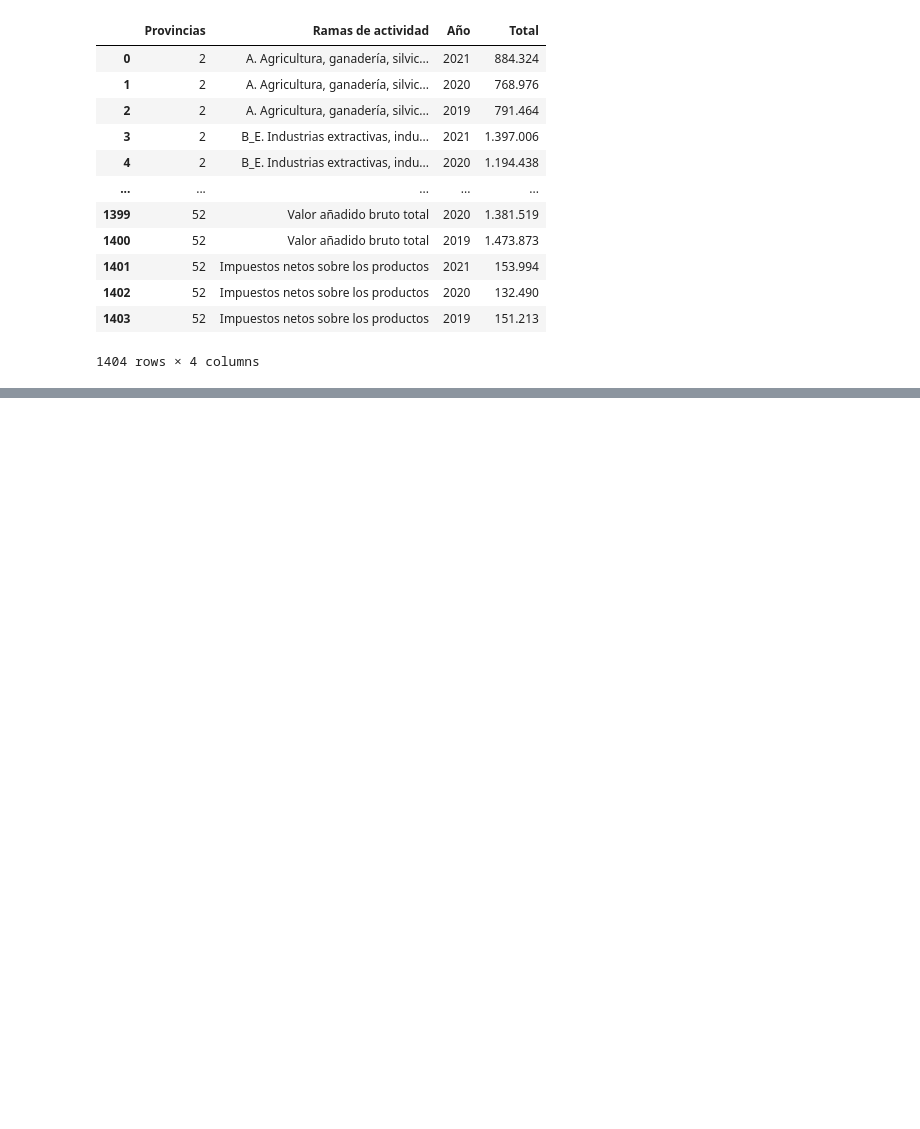
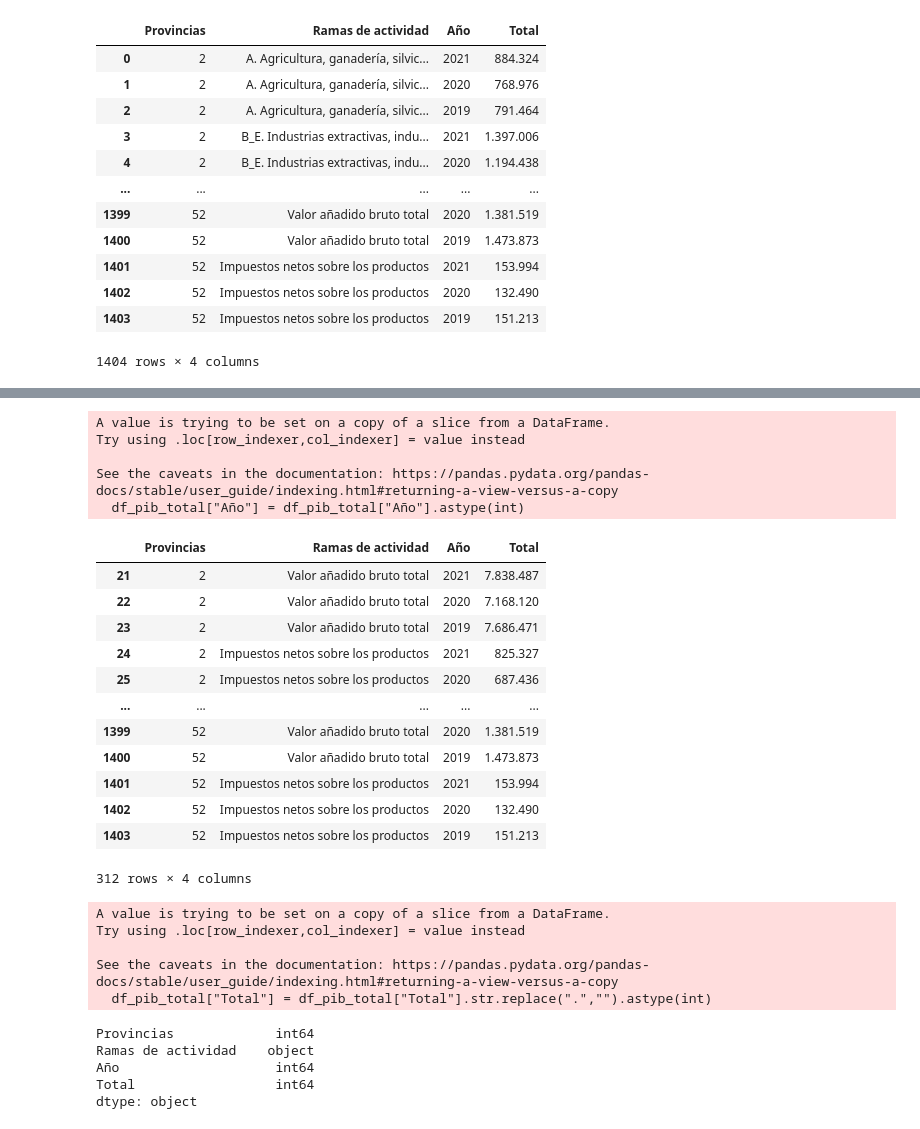
Before and after one commit to davfranco1/laboratorio-modulo5-leccion01-etl-extraccion, a Jupyter notebook: laboratorio-modulo5-leccion02-etl-transformacion.ipynb, the cells around one changed output, grey strips where cells are left out. Drawn from its saved outputs; the diff is of its cells as text; code cells hidden in the pictures; blank space fills up the shorter version.

```diff
--- a/laboratorio-modulo5-leccion02-etl-transformacion.ipynb
+++ b/laboratorio-modulo5-leccion02-etl-transformacion.ipynb
@@ -679,0 +770,42 @@ sucio2
+# %%
+df_pib_total = sucio2[
+    (sucio2["Ramas de actividad"] == "Valor añadido bruto total") |
+    (sucio2["Ramas de actividad"] == "Impuestos netos sobre los productos")
+]
+df_pib_total["Año"] = df_pib_total["Año"].astype(int)
+df_pib_total
+# %% [output]
+A value is trying to be set on a copy of a slice from a DataFrame.
+Try using .loc[row_indexer,col_indexer] = value instead
+
+See the caveats in the documentation: https://pandas.pydata.org/pandas-docs/stable/user_guide/indexing.html#returning-a-view-versus-a-copy
+  df_pib_total["Año"] = df_pib_total["Año"].astype(int)
+|  | Provincias | Ramas de actividad | Año | Total |
+| 21 | 2 | Valor añadido bruto total | 2021 | 7.838.487 |
+| 22 | 2 | Valor añadido bruto total | 2020 | 7.168.120 |
+| 23 | 2 | Valor añadido bruto total | 2019 | 7.686.471 |
+| 24 | 2 | Impuestos netos sobre los productos | 2021 | 825.327 |
+| 25 | 2 | Impuestos netos sobre los productos | 2020 | 687.436 |
+| ... | ... | ... | ... | ... |
+| 1399 | 52 | Valor añadido bruto total | 2020 | 1.381.519 |
+| 1400 | 52 | Valor añadido bruto total | 2019 | 1.473.873 |
+| 1401 | 52 | Impuestos netos sobre los productos | 2021 | 153.994 |
+| 1402 | 52 | Impuestos netos sobre los productos | 2020 | 132.490 |
+| 1403 | 52 | Impuestos netos sobre los productos | 2019 | 151.213 |
+312 rows × 4 columns
+# %%
+df_pib_total["Total"] = df_pib_total["Total"].str.replace(".","").astype(int)
+# %% [output]
+A value is trying to be set on a copy of a slice from a DataFrame.
+Try using .loc[row_indexer,col_indexer] = value instead
+
+See the caveats in the documentation: https://pandas.pydata.org/pandas-docs/stable/user_guide/indexing.html#returning-a-view-versus-a-copy
+  df_pib_total["Total"] = df_pib_total["Total"].str.replace(".","").astype(int)
+# %%
+df_pib_total.dtypes
+# %% [output]
+Provincias             int64
+Ramas de actividad    object
+Año                    int64
+Total                  int64
+dtype: object
```
Also changed, not shown: parts of 37 cells of this notebook, 15 other files.
